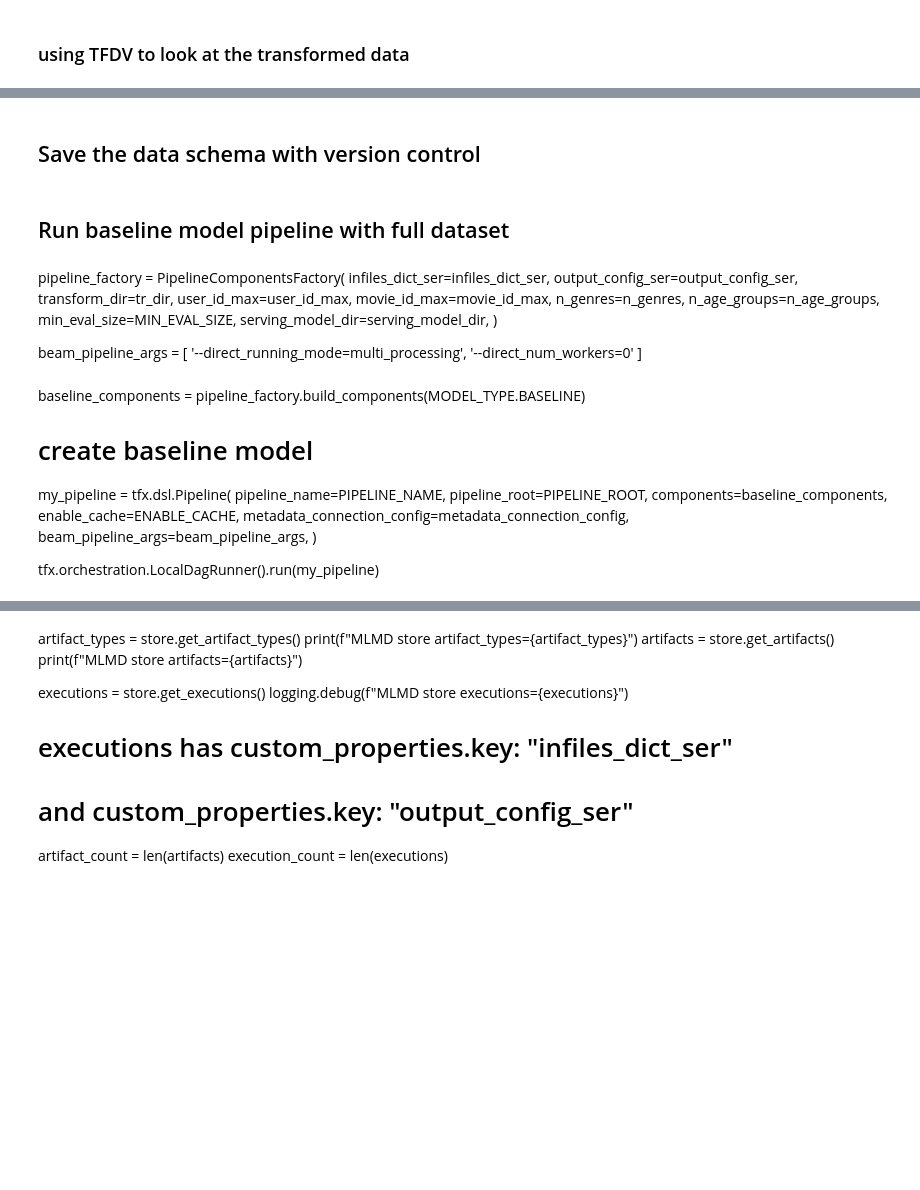
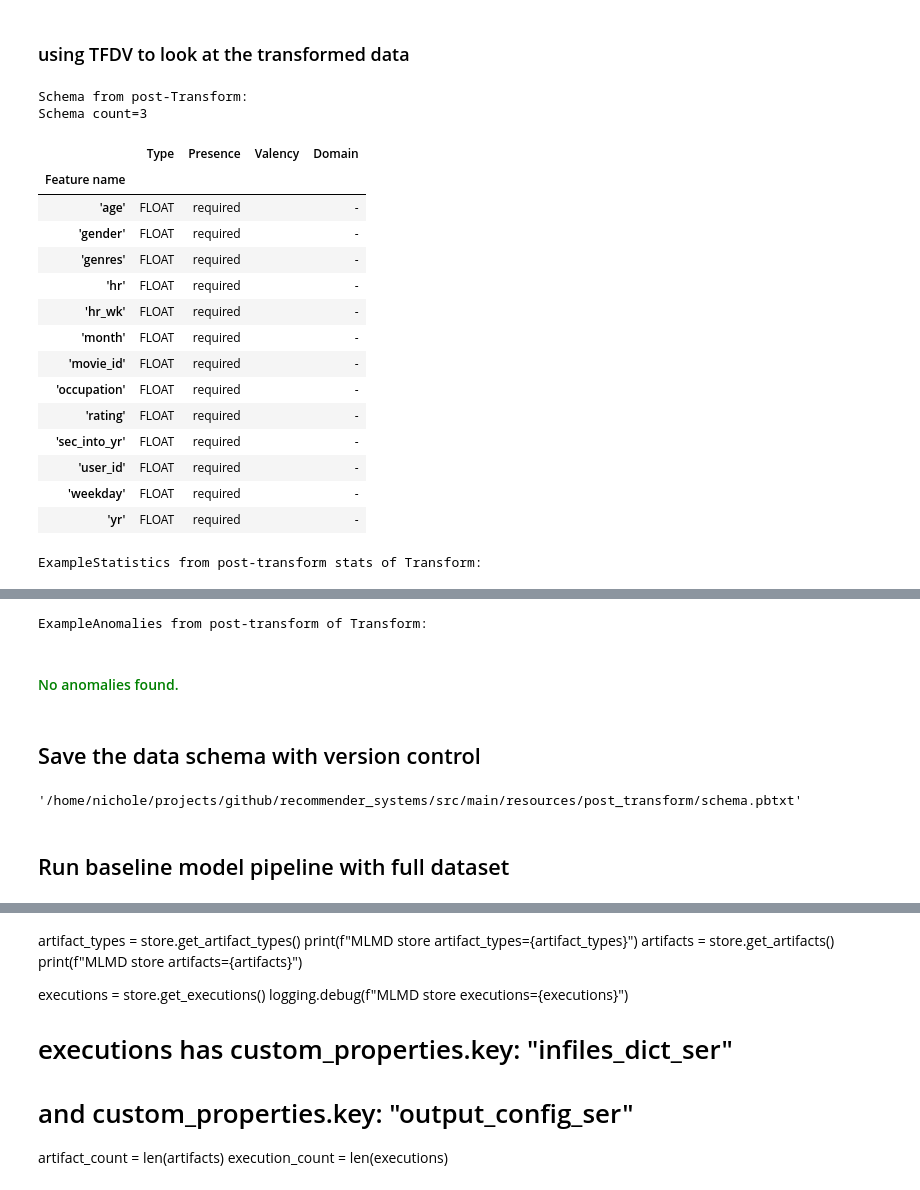
Before and after one commit to nking/recommender_systems, a Jupyter notebook: recommenders_with_tfx_pipeline_local.ipynb, the cells around one changed output, grey strips where cells are left out. Cells and saved outputs as stored; diff of their text form; code cells hidden in the pictures; blank space fills up the shorter version.

```diff
--- a/recommenders_with_tfx_pipeline_local.ipynb
+++ b/recommenders_with_tfx_pipeline_local.ipynb
@@ -243,6 +480,7 @@ from tensorflow_metadata.proto.v0 import statistics_pb2
 from tensorflow_transform.tf_metadata import schema_utils
 import tensorflow_data_validation as tfdv
 
+print("Schema from SchemaGen:")
 _list = store.get_artifacts_by_type("Schema")
 print(f'Schema count={len(_list)}')
 _list = sorted(_list, key=lambda x: x.create_time_since_epoch, reverse=True)
@@ -256,6 +494,7 @@ schema = tfdv.load_schema_text(file_path)
 #tfdv.visualize_artifacts(schema)
 tfdv.display_schema(schema=schema)
 
+print("ExampleStatistcs from StatisticsGen:")
 _list = store.get_artifacts_by_type("ExampleStatistics")
 print(f'ExampleStatistics count={len(_list)}')
 #print(f'ExampleStatistics ={_list}')
@@ -282,11 +521,12 @@ for file_path in file_paths:
     if "train" in file_path:
         stats_dict['train'] = stats
     else:
-        stats['eval'] = stats
-tfdv.visualize_statistics(lhs_statistics=stats['eval'], rhs_statistics=stats['train'],
+        stats_dict['eval'] = stats
+tfdv.visualize_statistics(lhs_statistics=stats_dict['eval'],
+    rhs_statistics=stats_dict['train'],
     lhs_name='EVAL_DATASET', rhs_name='TRAIN_DATASET')
 
-#ExampleAnomalies
+print("ExampleAnomalies from ExampleValidator:")
 _list = store.get_artifacts_by_type("ExampleAnomalies")
 print(f'ExampleAnomalies count={len(_list)}')
 _list = sorted(_list, key=lambda x: x.create_time_since_epoch, reverse=True)
@@ -307,6 +547,7 @@ for file_path in file_paths:
     anomalies.ParseFromString(serialized_anomalies)
     tfdv.display_anomalies(anomalies)
 
+print("ExampleStatistics from pre-transform stats of Transform:")
 _list = store.get_artifacts_by_type("ExampleStatistics")
 #print(f'ExampleStatistics={_list}')
 _list = sorted(_list, key=lambda x: x.create_time_since_epoch, reverse=True)
@@ -318,7 +559,6 @@ assert(artifact_uri is not None)
 file_paths = [os.path.join(artifact_uri, name)
   for name in os.listdir(artifact_uri)]
 for file_path in file_paths:
-    if "
     try:
         with open(file_path, 'rb') as f:
             serialized_stats = f.read()
@@ -331,8 +597,22 @@ for file_path in file_paths:
 ### using TFDV to look at the transformed data
 # %%
 
+print("Schema from post-Transform:")
+_list = store.get_artifacts_by_type("Schema")
+print(f'Schema count={len(_list)}')
+_list = sorted(_list, key=lambda x: x.create_time_since_epoch, reverse=True)
+for artifact in _list:
+    if "post_transform_schema" in artifact.uri:
+        artifact_uri = artifact.uri
+        break
+assert(artifact_uri is not None)
+file_path = os.path.join(artifact_uri, "schema.pbtxt")
+schema = tfdv.load_schema_text(file_path)
+#tfdv.visualize_artifacts(schema)
+tfdv.display_schema(schema=schema)
+
+print("ExampleStatistics from post-transform stats of Transform:")
 _list = store.get_artifacts_by_type("ExampleStatistics")
-#print(f'artifacts={_list}')
 _list = sorted(_list, key=lambda x: x.create_time_since_epoch, reverse=True)
 for artifact in _list:
     if "post_transform_stats" in artifact.uri:
@@ -343,31 +623,50 @@ file_paths = [os.path.join(artifact_uri, name)
   for name in os.listdir(artifact_uri)]
 for file_path in file_paths:
     try:
         with open(file_path, 'rb') as f:
             serialized_stats = f.read()
     except FileNotFoundError:
         print(f"Error: File not found at {file_path}")
     stats = statistics_pb2.DatasetFeatureStatisticsList()
     stats.ParseFromString(serialized_stats)
     tfdv.visualize_statistics(stats)
 
-#ExampleAnomalies
+print("ExampleAnomalies from post-transform of Transform:")
 _list = store.get_artifacts_by_type("ExampleAnomalies")
 _list = sorted(_list, key=lambda x: x.create_time_since_epoch, reverse=True)
 for artifact in _list:
     if "post_transform_anomalies" in artifact.uri:
         artifact_uri = artifact.uri
         break
 assert(artifact_uri is not None)
 file_paths = [os.path.join(artifact_uri, name)
   for name in os.listdir(artifact_uri)]
 for file_path in file_paths:
     anomalies = anomalies_pb2.Anomalies()
     try:
         with open(file_path, 'rb') as f:
             serialized_anomalies = f.read()
     except FileNotFoundError:
         print(f"Error: Anomaly file not found at {file_path}")
     anomalies = anomalies_pb2.Anomalies()
     anomalies.ParseFromString(serialized_anomalies)
     tfdv.display_anomalies(anomalies)
+# %% [output]
+Schema from post-Transform:
+Schema count=3
+|  | Type | Presence | Valency | Domain |
+| Feature name |  |  |  |  |
+| 'age' | FLOAT | required |  | - |
+| 'gender' | FLOAT | required |  | - |
+| 'genres' | FLOAT | required |  | - |
+| 'hr' | FLOAT | required |  | - |
+| 'hr_wk' | FLOAT | required |  | - |
+| 'month' | FLOAT | required |  | - |
+| 'movie_id' | FLOAT | required |  | - |
+| 'occupation' | FLOAT | required |  | - |
+| 'rating' | FLOAT | required |  | - |
+| 'sec_into_yr' | FLOAT | required |  | - |
+| 'user_id' | FLOAT | required |  | - |
+| 'weekday' | FLOAT | required |  | - |
+| 'yr' | FLOAT | required |  | - |
+ExampleStatistics from post-transform stats of Transform:
@@ -374,3 +674,5 @@ for file_path in file_paths:
+ExampleAnomalies from post-transform of Transform:
+No anomalies found.
 # %% [markdown]
 ## Save the data schema with version control
 # %%
@@ -402,31 +704,7 @@ post_schema_path = os.path.join(post_dir, "schema.pbtxt")
 
 shutil.copyfile(pre_transform_file_path, pre_schema_path)
 shutil.copyfile(post_transform_file_path, post_schema_path)
+# %% [output]
+'/home/nichole/projects/github/recommender_systems/src/main/resources/post_transform/schema.pbtxt'
 # %% [markdown]
 ## Run baseline model pipeline with full dataset
-# %% [markdown]
-pipeline_factory = PipelineComponentsFactory(
-  infiles_dict_ser=infiles_dict_ser, output_config_ser=output_config_ser,
-  transform_dir=tr_dir, user_id_max=user_id_max, movie_id_max=movie_id_max,
-  n_genres=n_genres, n_age_groups=n_age_groups, min_eval_size=MIN_EVAL_SIZE,
-  serving_model_dir=serving_model_dir,
-)
-
-beam_pipeline_args = [
-  '--direct_running_mode=multi_processing',
-  '--direct_num_workers=0'
-    ]
-# %% [markdown]
-baseline_components = pipeline_factory.build_components(MODEL_TYPE.BASELINE)
-
-# create baseline model
-my_pipeline = tfx.dsl.Pipeline(
-  pipeline_name=PIPELINE_NAME,
-  pipeline_root=PIPELINE_ROOT,
-  components=baseline_components,
-  enable_cache=ENABLE_CACHE,
-  metadata_connection_config=metadata_connection_config,
-  beam_pipeline_args=beam_pipeline_args,
-)
-
-tfx.orchestration.LocalDagRunner().run(my_pipeline)
```
Also changed, not shown: parts of 12 cells of this notebook.
